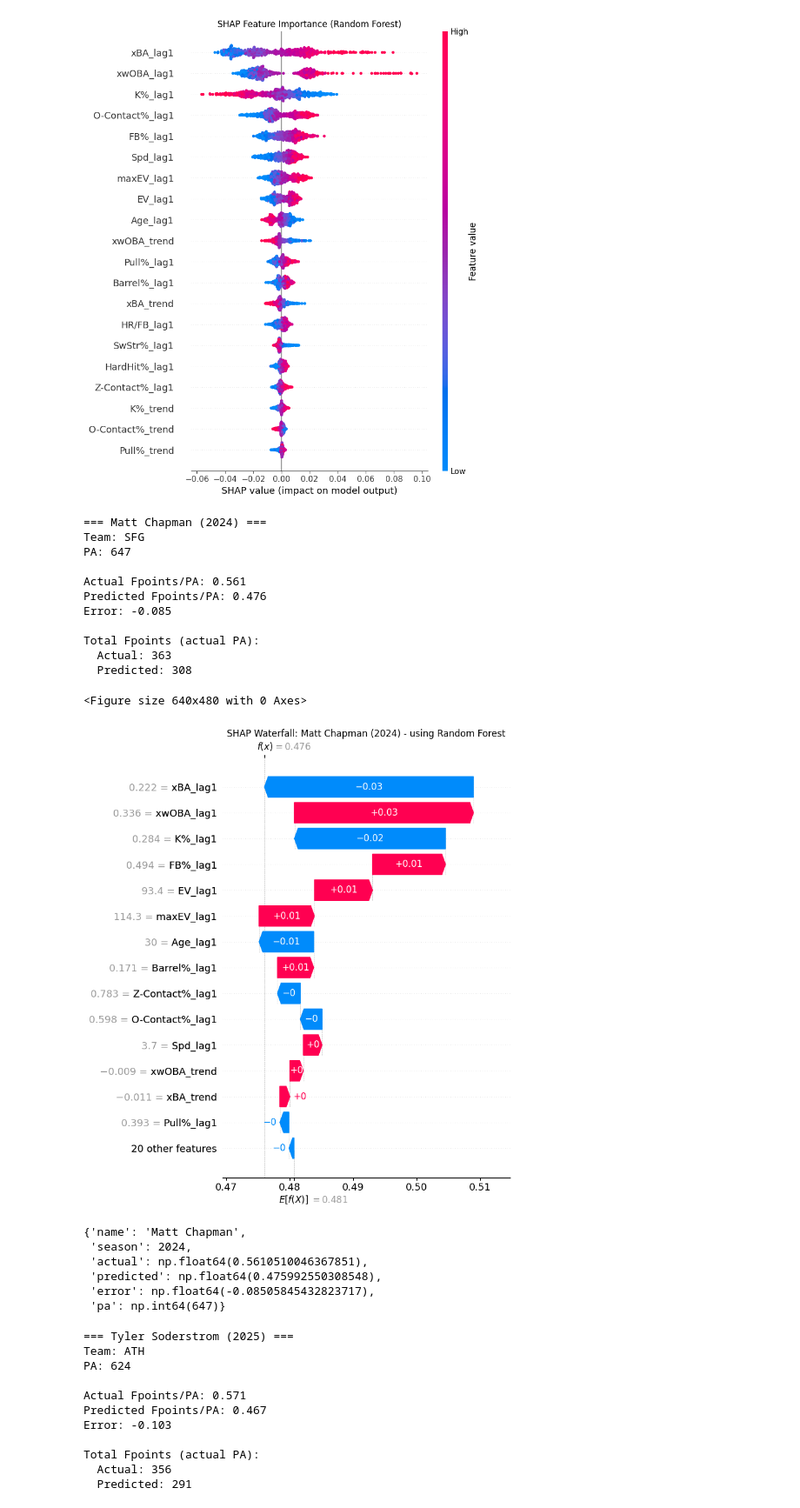
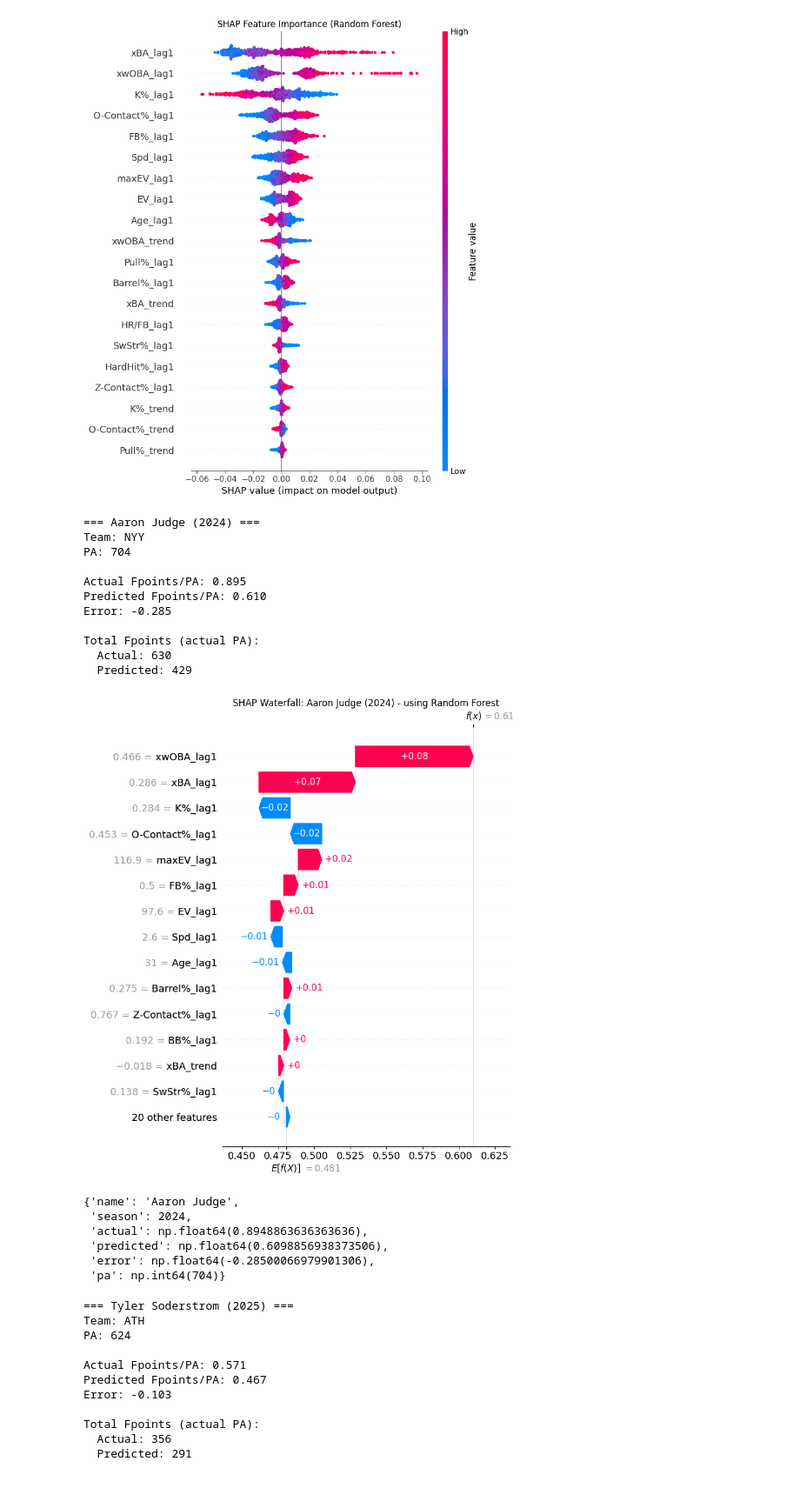
Before and after one commit to mcgillies/mlb-fantasy-2026, a Jupyter notebook: notebooks/03_batter_model.ipynb, the cells around one changed output. Shown at 87% size. Saved outputs shown, nothing was run; the diff lists cells and outputs as text; code cells hidden in the pictures.

```diff
--- a/notebooks/03_batter_model.ipynb
+++ b/notebooks/03_batter_model.ipynb
@@ -364,27 +363,26 @@ def predict_player(player_name, season, show_shap=True, savefig=False):
     }
 # %%
 # Example: predict for a specific player
-predict_player("Matt Chapman", 2024, show_shap=True, savefig=True)
+predict_player("Aaron Judge", 2024, show_shap=True, savefig=True)
 # %% [output]
-=== Matt Chapman (2024) ===
-Team: SFG
-PA: 647
+=== Aaron Judge (2024) ===
+Team: NYY
+PA: 704
 
-Actual Fpoints/PA: 0.561
-Predicted Fpoints/PA: 0.476
-Error: -0.085
+Actual Fpoints/PA: 0.895
+Predicted Fpoints/PA: 0.610
+Error: -0.285
 
 Total Fpoints (actual PA):
-  Actual: 363
-  Predicted: 308
+  Actual: 630
+  Predicted: 429
+[figure, new version]
-<Figure size 640x480 with 0 Axes>
+{'name': 'Aaron Judge',
+ 'season': 2024,
+ 'actual': np.float64(0.8948863636363636),
+ 'predicted': np.float64(0.6098856938373506),
+ 'error': np.float64(-0.28500066979901306),
+ 'pa': np.int64(704)}
-[figure, old version]
-{'name': 'Matt Chapman',
- 'season': 2024,
- 'actual': np.float64(0.5610510046367851),
- 'predicted': np.float64(0.475992550308548),
- 'error': np.float64(-0.08505845432823717),
- 'pa': np.int64(647)}
 # %%
 # Try another player
 predict_player("Tyler Soderstrom", 2025)
```
Also changed, not shown: parts of 4 cells of this notebook, 1 other file.
